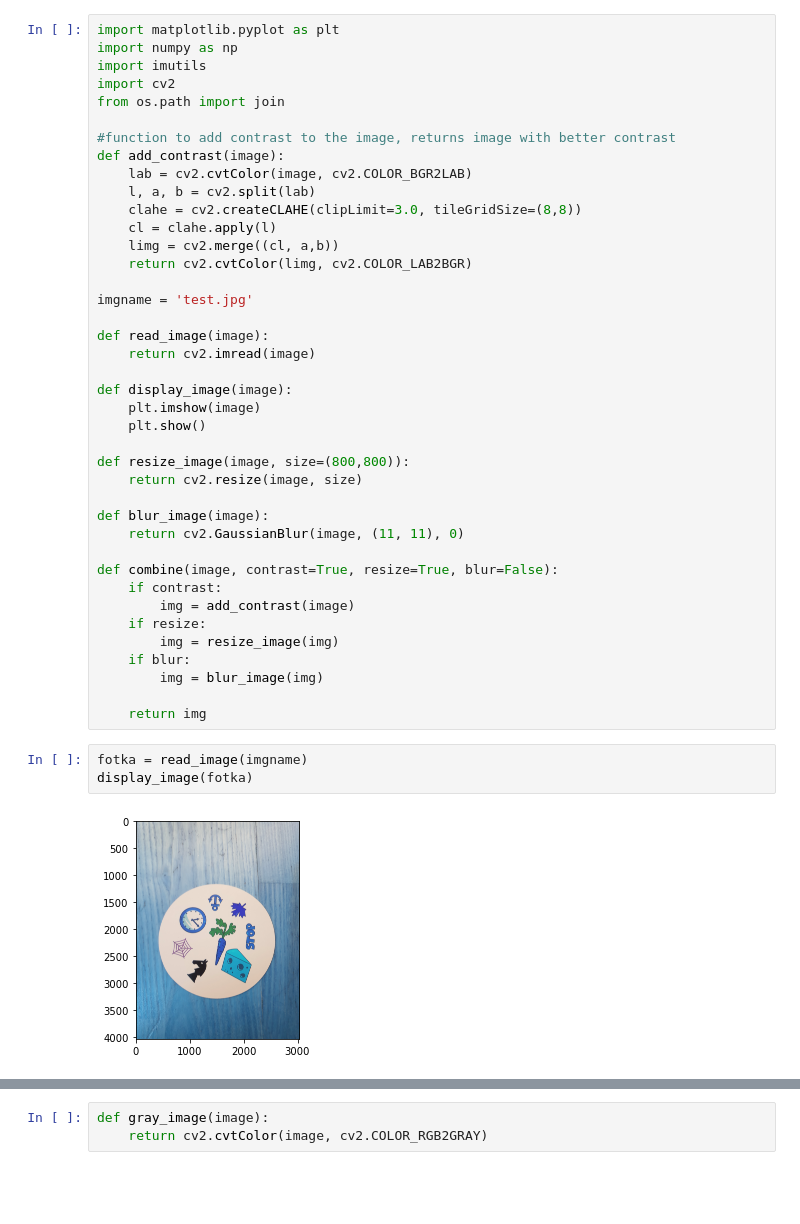
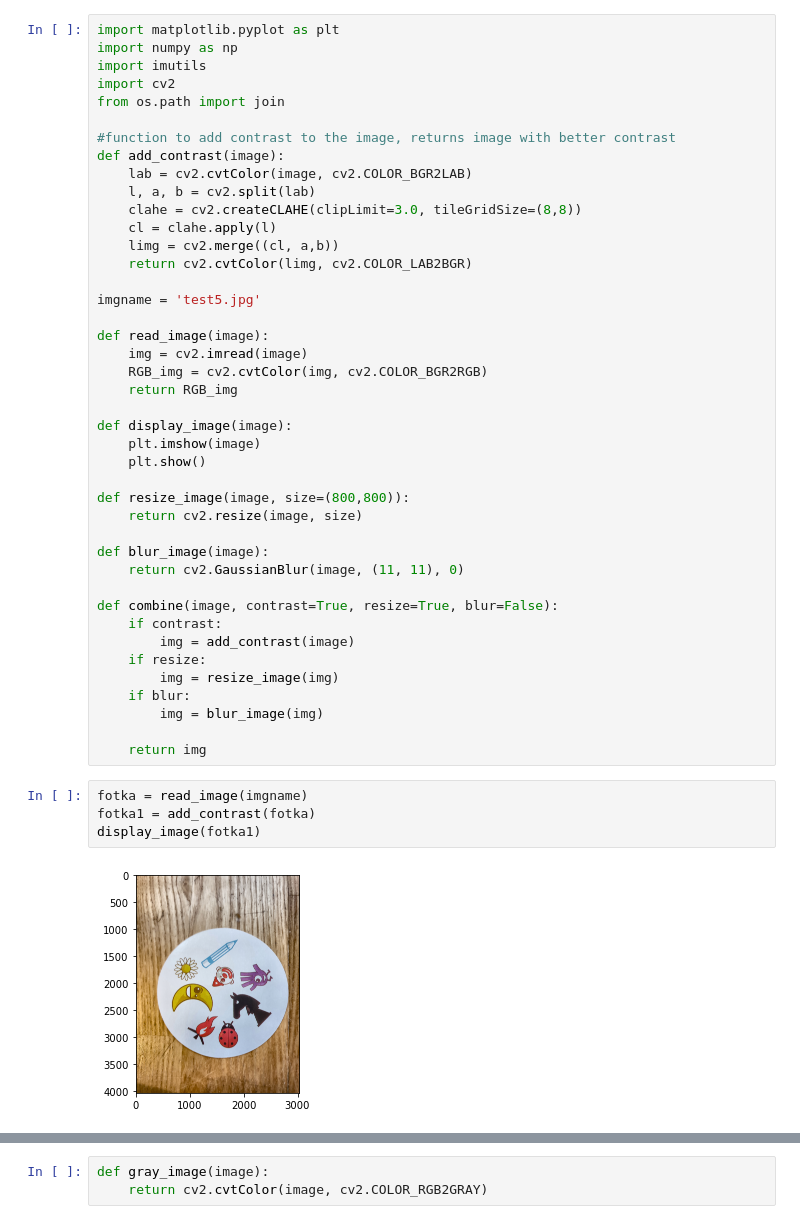
Before and after one commit to andrzej-malina/DobbleCNN, a Jupyter notebook: dobble_testy.ipynb, the cells around one changed output, grey strips where cells are left out. Cells and saved outputs as stored; diff of their text form; blank space fills up the shorter version.

```diff
--- a/dobble_testy.ipynb
+++ b/dobble_testy.ipynb
@@ -14,10 +14,12 @@ def add_contrast(image):
     limg = cv2.merge((cl, a,b))
     return cv2.cvtColor(limg, cv2.COLOR_LAB2BGR)
 
-imgname = 'test.jpg'
+imgname = 'test5.jpg'
 
 def read_image(image):
-    return cv2.imread(image)
+    img = cv2.imread(image)
+    RGB_img = cv2.cvtColor(img, cv2.COLOR_BGR2RGB)
+    return RGB_img
 
 def display_image(image):
     plt.imshow(image)
@@ -40,9 +42,10 @@ def combine(image, contrast=True, resize=True, blur=False):
     return img
 # %%
 fotka = read_image(imgname)
-display_image(fotka)
+fotka1 = add_contrast(fotka)
+display_image(fotka1)
 # %% [output]
-[figure, old version]
+[figure, new version]
 # %%
 fotka_blur = blur_image(fotka)
 display_image(fotka_blur)
```
Also changed, not shown: parts of 22 cells of this notebook.
